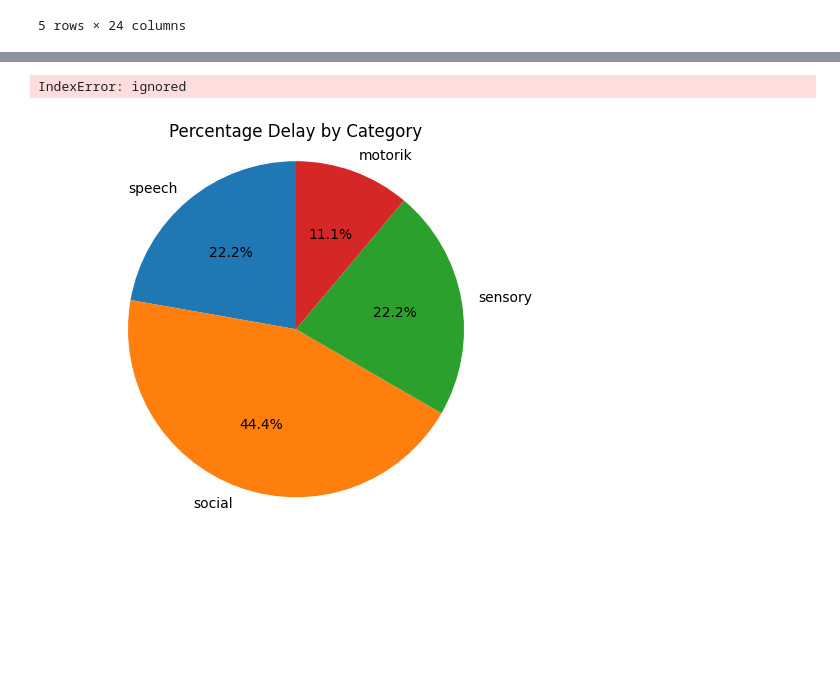
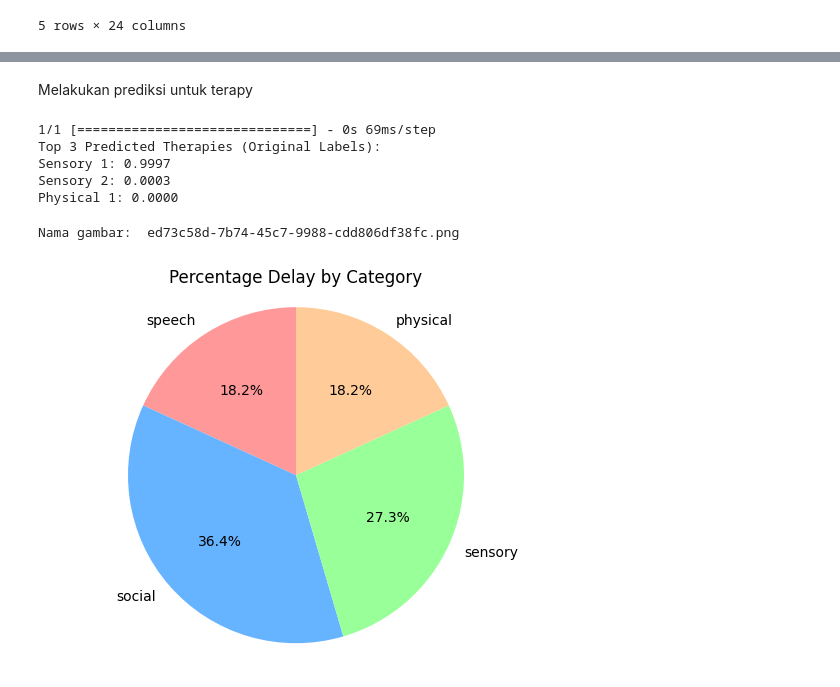
Before and after one commit to MITA-Team/Machine-Learning, a Jupyter notebook: Model.ipynb, the cells around one changed output, grey strips where cells are left out. Cells and saved outputs as stored; diff of their text form; code cells hidden in the pictures; blank space fills up the shorter version.

Commit message:
edit chart color

```diff
--- a/Model.ipynb
+++ b/Model.ipynb
@@ -153,11 +218,2 @@ Ada kemungkinan ASD
-# %%
-X_test_with_predictions = X_test.copy()
-X_test_with_predictions['Predicted_ASD'] = y_pred
-
-# Tambahkan kolom keterangan terprediksi
-X_test_with_predictions['Prediction_Description'] = X_test_with_predictions['Predicted_ASD'].apply(lambda x: 'Autis' if x == 1 else 'Tidak Autis')
-
-# Tampilkan DataFrame hasil prediksi
-print(X_test_with_predictions[['Predicted_ASD', 'Prediction_Description']])
-# %% [output]
-IndexError: ignored
+# %% [markdown]
+Melakukan prediksi untuk terapy
@@ -164,52 +225,79 @@ IndexError: ignored
+# %%
+predictions = model2.predict(user_input)
+# Mengambil 5 hasil prediksi tertinggi
+top_n = 3
+top_indices = np.argsort(predictions[0])[::-1][:top_n]
+top_probabilities = predictions[0][top_indices]
+
+label_asli = {1:'Speech 1', 2:'Speech 2', 3: 'Speech 3', 4:'Social 1', 5:'Social 2', 6:'Social 3',
+              7:'Sensory 1', 8:'Sensory 2', 9:'Sensory 3', 10:'Physical 1', 11:'Physical 2', 12:'Physical 3'}
+
+# Menampilkan hasil prediksi dalam bentuk label asli
+print(f"Top {top_n} Predicted Therapies (Original Labels):")
+for label, prob in zip(top_indices, top_probabilities):
+    original_label = label_asli[label]
+    print(f"{original_label}: {prob:.4f}")
+# %% [output]
+1/1 [==============================] - 0s 69ms/step
+Top 3 Predicted Therapies (Original Labels):
+Sensory 1: 0.9997
+Sensory 2: 0.0003
+Physical 1: 0.0000
 # %%
 import matplotlib.pyplot as plt
-
+import uuid
 def percentage_delay(A):
-    categories = ['speech', 'social', 'sensory', 'motorik']
+    categories = ['speech', 'social', 'sensory', 'physical']
     a_cat_list = [
         [1, 1, 1, 0],
         [0, 1, 0, 0],
         [1, 1, 0, 0],
         [0, 1, 0, 0],
-        [0, 1, 1, 0],
+        [1, 1, 0, 0],
         [0, 1, 1, 0],
         [0, 1, 0, 1],
-        [0, 0, 0, 1],
-        [0, 1, 0, 0],
+        [0, 0, 1, 1],
+        [0, 1, 0, 1],
         [0, 1, 1, 0]
     ]
 
     total_cases = len(A)
     category_sums = {category: 0 for category in categories}
 
     for i in range(total_cases):
         current_a = A[i]
 
         if current_a == 1:
             current_a_cat = a_cat_list[i]
             for j in range(len(categories)):
                 category_sums[categories[j]] += current_a_cat[j]
 
     # Calculate the total sum across all categories
     total_sum = sum(category_sums.values())
 
     # Calculate the percentage for each category
     category_percentages = {category: (count / total_sum) * 100 for category, count in category_sums.items()}
 
     # Create a pie chart
     labels = list(category_percentages.keys())
     sizes = list(category_percentages.values())
 
-    plt.pie(sizes, labels=labels, autopct='%1.1f%%', startangle=90)
+    #add colors
+    colors = ["#ff9999","#66b3ff","#99ff99","#ffcc99"]
+
+    plt.pie(sizes, labels=labels, autopct='%1.1f%%', startangle=90, colors=colors)
     plt.axis('equal')  # Equal aspect ratio ensures that the pie chart is drawn as a circle.
 
     plt.title('Percentage Delay by Category')
+    nama_gambar = str(uuid.uuid4()) + '.png'
+    # Menyimpan gambar
+    plt.savefig(nama_gambar)
+    print('Nama gambar: ', nama_gambar)
     plt.show()
 
-# Sample input for A
-A = [1, 1, 1, 0, 0, 1, 0, 1, 0, 0]
 
-# Call the function with A
+A = [input_A1, input_A2, input_A3, input_A4, input_A5, input_A6, input_A7, input_A8, input_A9, input_A10]
 percentage_delay(A)
 # %% [output]
+Nama gambar:  ed73c58d-7b74-45c7-9988-cdd806df38fc.png
-[figure, old version]
+[figure, new version]
```
Also changed, not shown: parts of 21 cells of this notebook, 4 other files.
